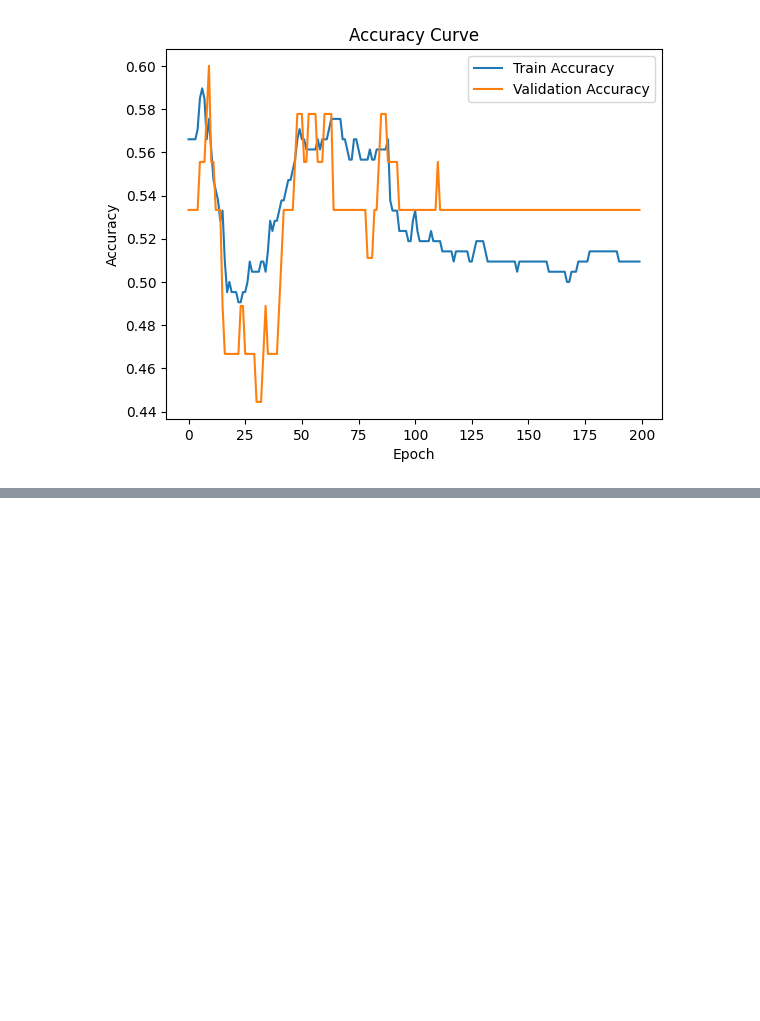
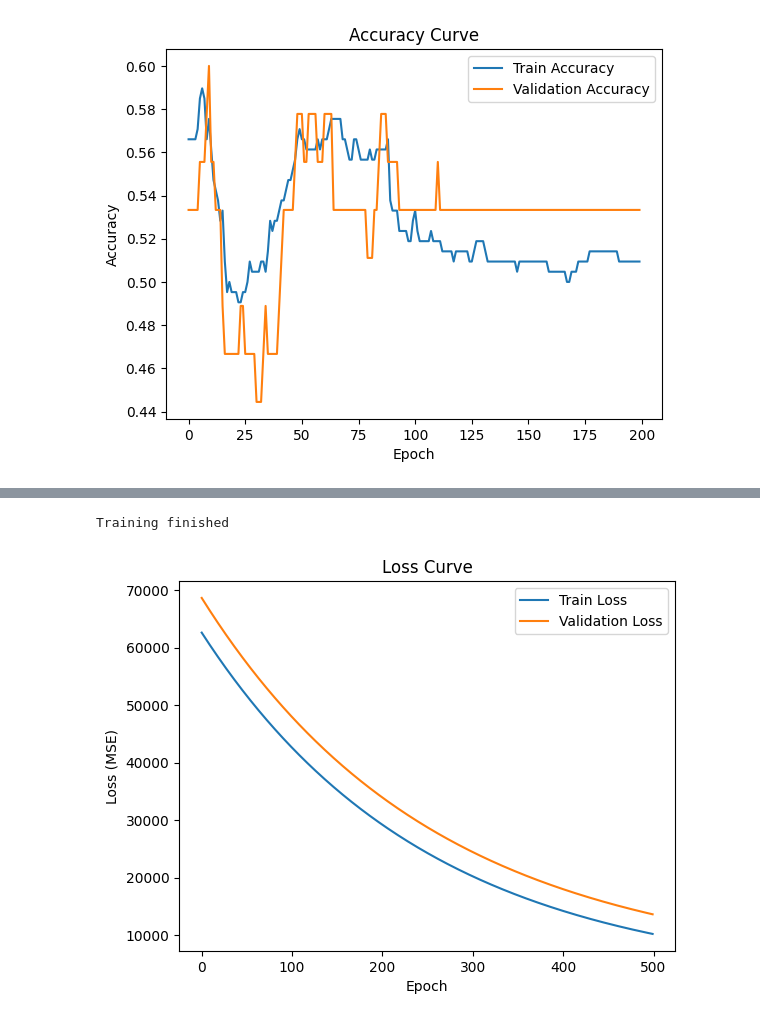
Before and after one commit to manhnt2115/TH_DeepLearning, a Jupyter notebook: TH_DeepLearning_Tuan2(18_05).ipynb, the cells around one changed output, grey strips where cells are left out. Drawn from its saved outputs; the diff is of its cells as text; code cells hidden in the pictures; blank space fills up the shorter version.

```diff
--- a/TH_DeepLearning_Tuan2(18_05).ipynb
+++ b/TH_DeepLearning_Tuan2(18_05).ipynb
@@ -152,0 +191,12 @@ plt.show()
+# %%
+from sklearn.model_selection import train_test_split
+
+X_train, X_temp, y_train, y_temp = train_test_split(
+    X, y, test_size=0.3, random_state=42)
+
+X_val, X_test, y_val, y_test = train_test_split(
+    X_temp, y_temp, test_size=0.5, random_state=42)
+
+print("Train:", X_train.shape)
+print("Validation:", X_val.shape)
+print("Test:", X_test.shape)
@@ -152,0 +207,66 @@ plt.show()
+# %%
+from sklearn.preprocessing import StandardScaler
+
+scaler = StandardScaler()
+
+X_train = scaler.fit_transform(X_train)
+X_val = scaler.transform(X_val)
+X_test = scaler.transform(X_test)
+# %%
+# chuyển sang numpy
+X_train = np.array(X_train)
+X_val = np.array(X_val)
+
+y_train = np.array(y_train)
+y_val = np.array(y_val)
+
+# thêm bias
+X_train = np.c_[np.ones(X_train.shape[0]), X_train]
+X_val = np.c_[np.ones(X_val.shape[0]), X_val]
+
+# khởi tạo weight
+w = np.zeros(X_train.shape[1])
+
+lr = 0.001
+epochs = 500
+
+train_loss = []
+val_loss = []
+for epoch in range(epochs):
+
+    # prediction
+    y_pred = X_train.dot(w)
+
+    # loss (MSE)
+    loss = np.mean((y_pred - y_train)**2)
+    train_loss.append(loss)
+
+    # gradient
+    gradient = 2 * X_train.T.dot(y_pred - y_train) / len(y_train)
+
+    # update weight
+    w = w - lr * gradient
+
+    # validation loss
+    y_val_pred = X_val.dot(w)
+    val_l = np.mean((y_val_pred - y_val)**2)
+
+    val_loss.append(val_l)
+
+print("Training finished")
+# %% [output]
+Training finished
+# %%
+plt.figure()
+
+plt.plot(train_loss, label="Train Loss")
+plt.plot(val_loss, label="Validation Loss")
+
+plt.xlabel("Epoch")
+plt.ylabel("Loss (MSE)")
+plt.title("Loss Curve")
+
+plt.legend()
+plt.show()
+# %% [output]
+[figure, added]
```
Also changed, not shown: parts of 4 cells of this notebook.
